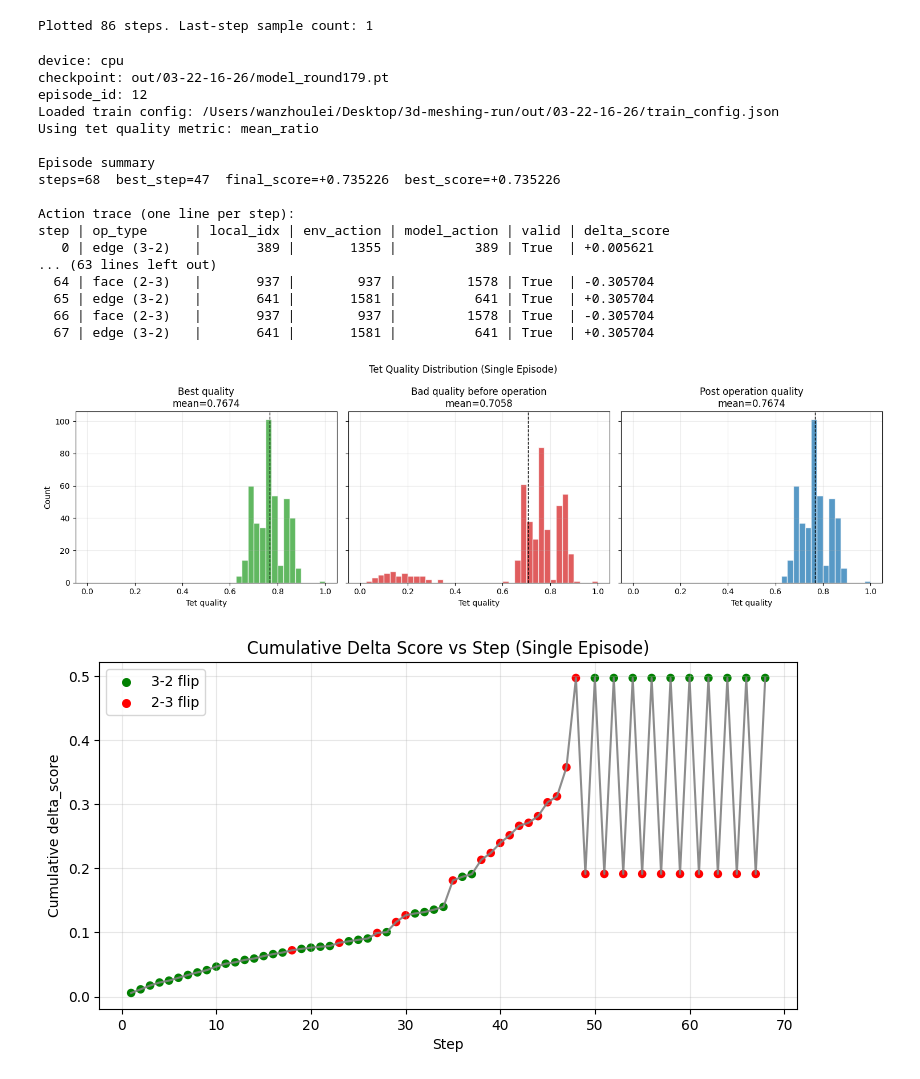
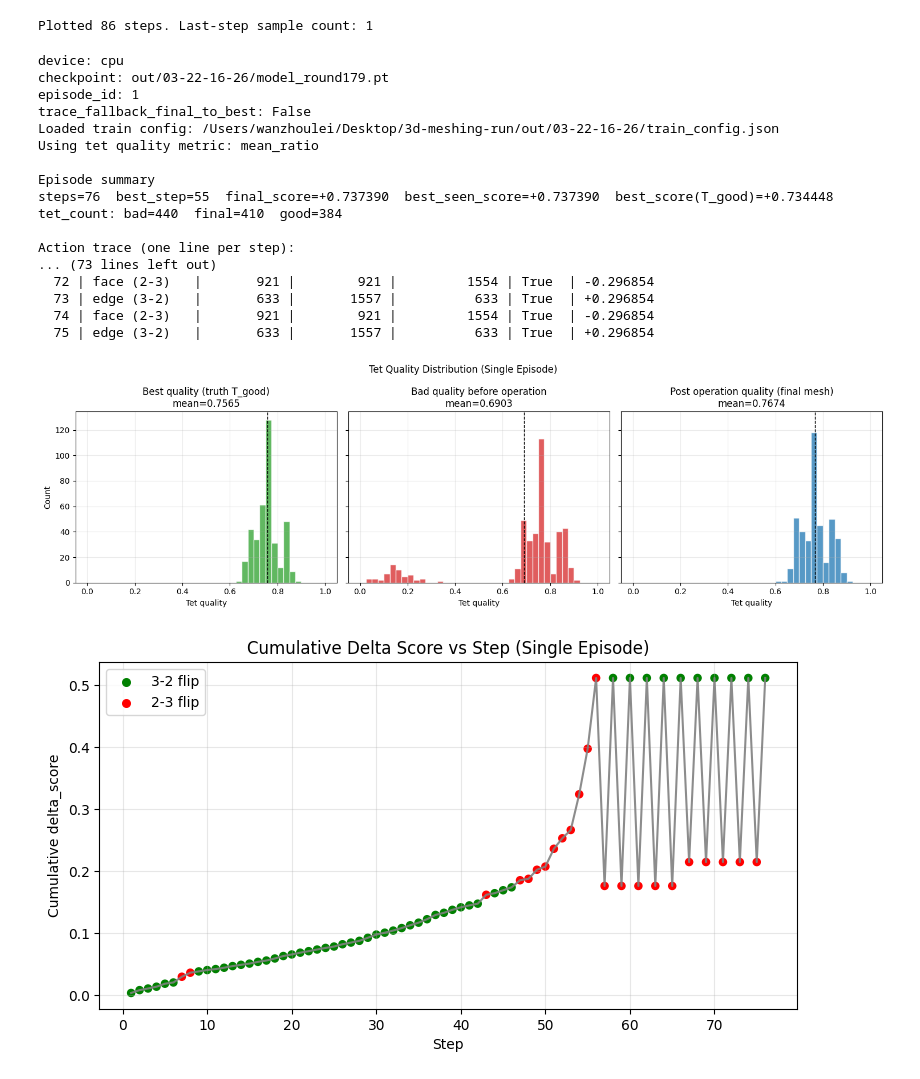
Before and after one commit to wanzhoulei/3d-meshing-run, a Jupyter notebook: test_model.ipynb, the cells around one changed output. Cells and saved outputs as stored; diff of their text form; code cells hidden in the pictures.

```diff
--- a/test_model.ipynb
+++ b/test_model.ipynb
@@ -554,7 +554,7 @@ Plotted 86 steps. Last-step sample count: 1
 dataset_path = locals().get("dataset_path", "tet_dataset_grid125_sigma1e-02_N2000_test.mat")
 ckpt_path = locals().get("ckpt_path", "out/03-22-16-26/model_round179.pt")
 
-episode_id = 12
+episode_id = 1
 trace_fallback_final_to_best = bool(locals().get("trace_fallback_final_to_best", False))
 
 device = torch.device("cuda" if torch.cuda.is_available() else "cpu")
@@ -661,44 +661,44 @@ else:
     steps = np.arange(1, len(action_log) + 1)
     deltas = np.array([float(a["delta"]) for a in action_log], dtype=np.float64)
     cum_delta = np.cumsum(deltas)
 
     colors = ["green" if "3-2" in a["op_type"] else "red" for a in action_log]
 
     plt.figure(figsize=(9, 4.5))
     plt.plot(steps, cum_delta, color="gray", linewidth=1.5, alpha=0.9)
     plt.scatter(steps, cum_delta, c=colors, s=26)
 
     plt.scatter([], [], c="green", s=30, label="3-2 flip")
     plt.scatter([], [], c="red", s=30, label="2-3 flip")
 
     plt.grid(True, alpha=0.3)
     plt.xlabel("Step")
     plt.ylabel("Cumulative delta_score")
     plt.title("Cumulative Delta Score vs Step (Single Episode)")
     plt.legend()
     plt.show()
 
 ds.close()
 # %% [output]
 device: cpu
 checkpoint: out/03-22-16-26/model_round179.pt
-episode_id: 12
+episode_id: 1
+trace_fallback_final_to_best: False
 Loaded train config: /Users/wanzhoulei/Desktop/3d-meshing-run/out/03-22-16-26/train_config.json
 Using tet quality metric: mean_ratio
 
 Episode summary
-steps=68  best_step=47  final_score=+0.735226  best_score=+0.735226
+steps=76  best_step=55  final_score=+0.737390  best_seen_score=+0.737390  best_score(T_good)=+0.734448
+tet_count: bad=440  final=410  good=384
 
 Action trace (one line per step):
-step | op_type      | local_idx | env_action | model_action | valid | delta_score
-   0 | edge (3-2)   |       389 |       1355 |          389 | True  | +0.005621
-... (63 lines left out)
-  64 | face (2-3)   |       937 |        937 |         1578 | True  | -0.305704
-  65 | edge (3-2)   |       641 |       1581 |          641 | True  | +0.305704
-  66 | face (2-3)   |       937 |        937 |         1578 | True  | -0.305704
-  67 | edge (3-2)   |       641 |       1581 |          641 | True  | +0.305704
+... (73 lines left out)
+  72 | face (2-3)   |       921 |        921 |         1554 | True  | -0.296854
+  73 | edge (3-2)   |       633 |       1557 |          633 | True  | +0.296854
+  74 | face (2-3)   |       921 |        921 |         1554 | True  | -0.296854
+  75 | edge (3-2)   |       633 |       1557 |          633 | True  | +0.296854
-[figure, old version]
+[figure, new version]
-[figure, old version]
+[figure, new version]
 # %%
 # -------------------------------------------------
 # Multi-episode aggregate histograms + avg cum score
```
Also changed, not shown: parts of 5 cells of this notebook.
